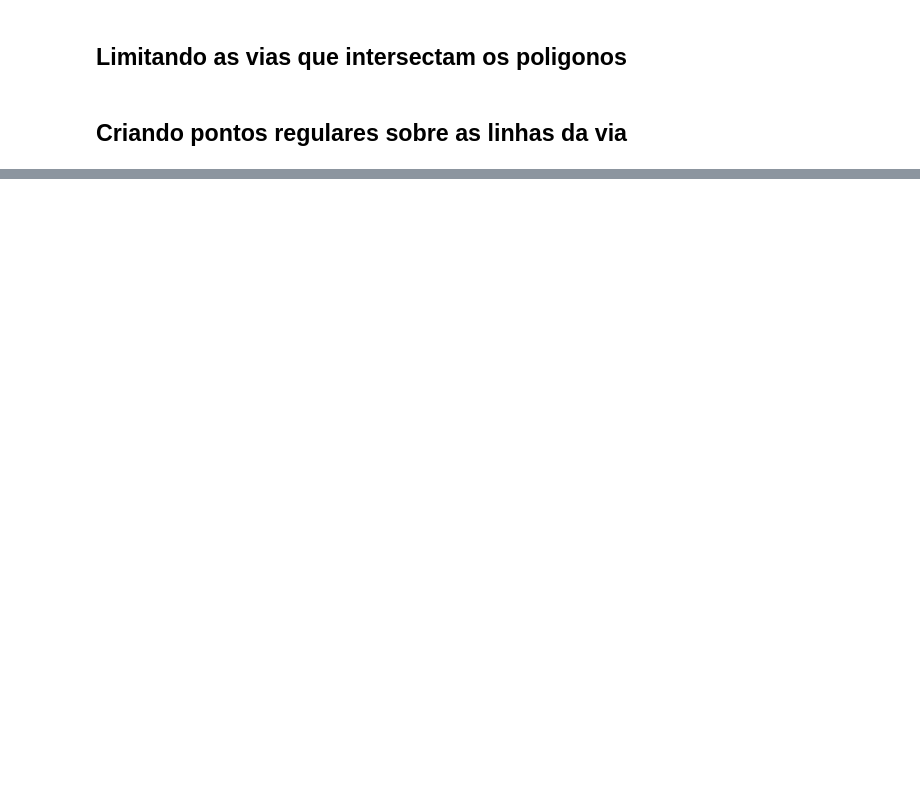
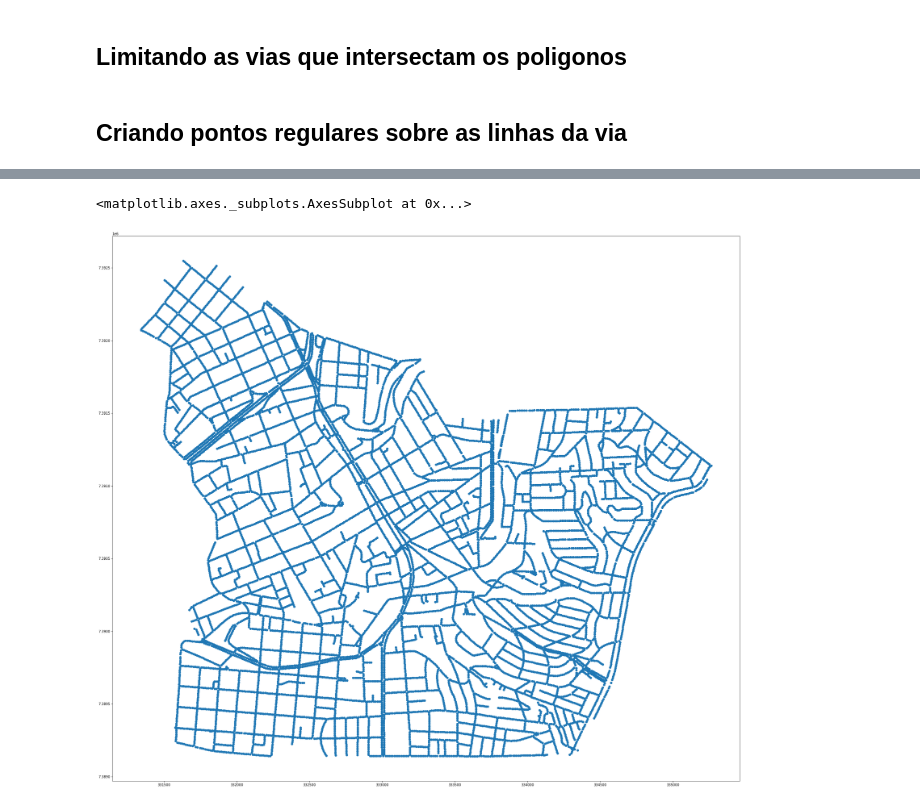
Before and after one commit to geoinfo-smdu/Poligono-de-vias, a Jupyter notebook: Calculando largura das vias.ipynb, the cells around one changed output, grey strips where cells are left out. Drawn from its saved outputs; the diff is of its cells as text; code cells hidden in the pictures; blank space fills up the shorter version.

```diff
--- a/Calculando largura das vias.ipynb
+++ b/Calculando largura das vias.ipynb
@@ -77,2 +54,0 @@ df_p = gpd.GeoDataFrame(geometry=[item for sublist in points for item in sublist
-# %%
-df_points = gpd.sjoin(df_p, df_pvias, how='left', op='intersects', rsuffix='pvias')
@@ -201,0 +162,5 @@ Name: geometry, Length: 12064, dtype: geometry
+# %%
+df_point_to_border.plot()
+# %% [output]
+<matplotlib.axes._subplots.AxesSubplot at 0x...>
+[figure, added]
```
Also changed, not shown: parts of 49 cells of this notebook, 6 other files.
